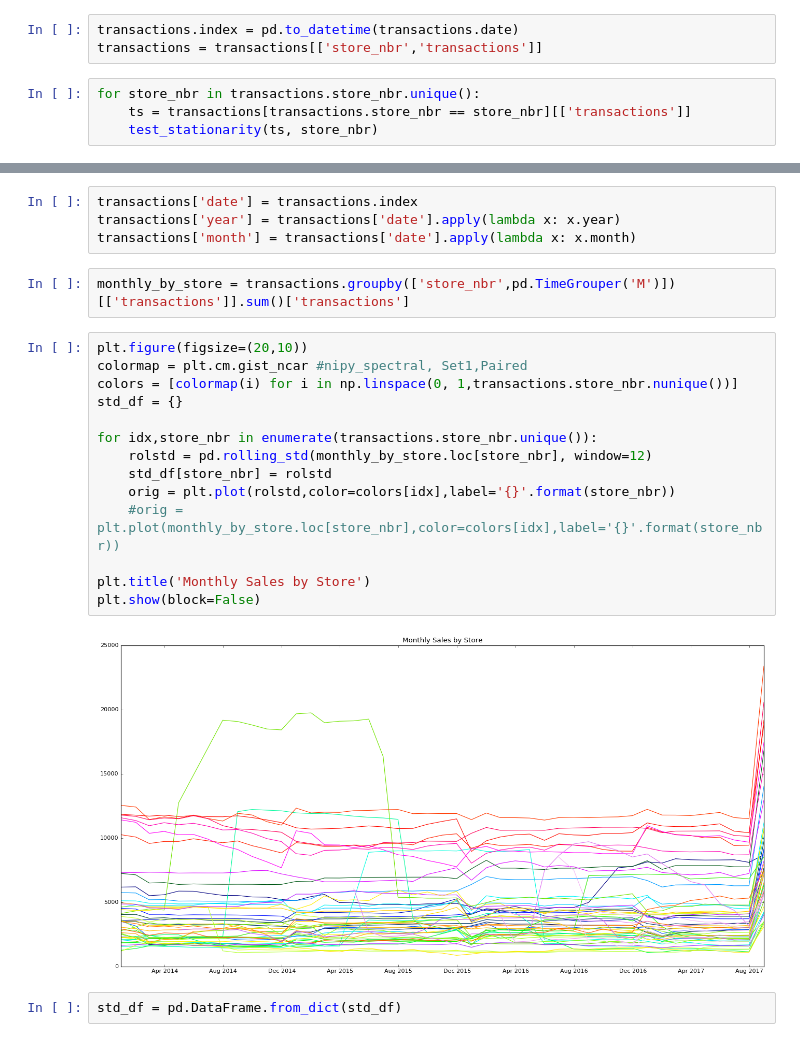
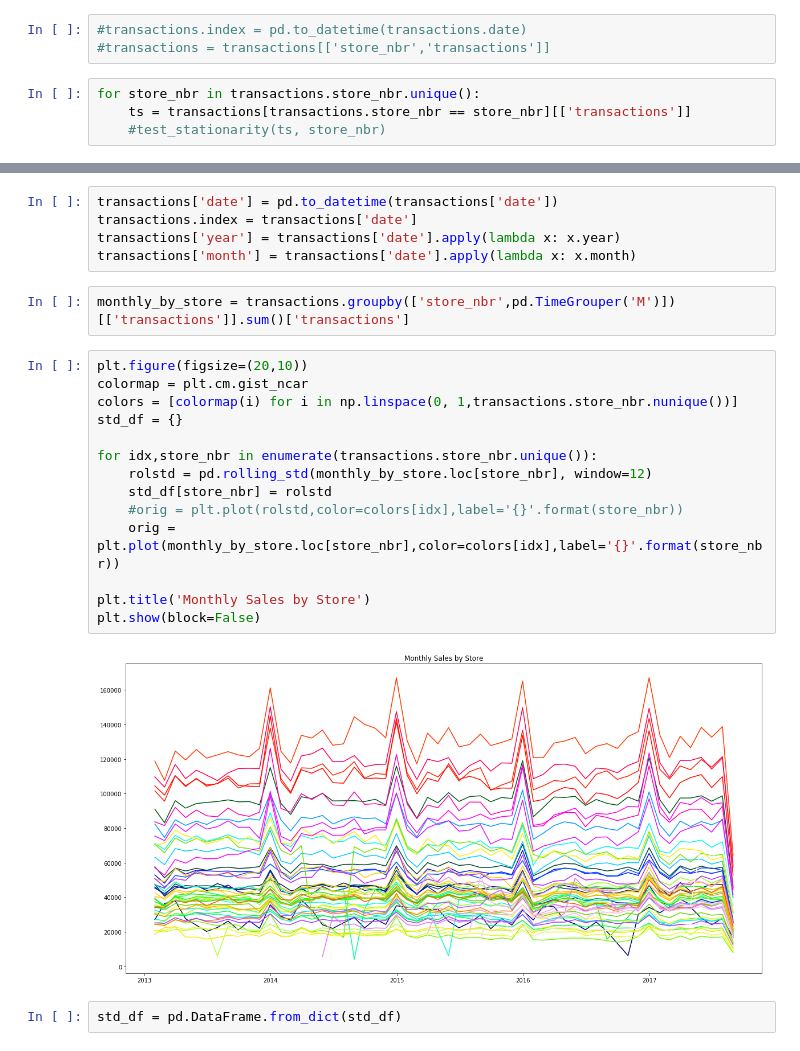
Before and after one commit to lizkalina/grocery-sales-kaggle, a Jupyter notebook: 1.Initial_Exploration.ipynb, the cells around one changed output, grey strips where cells are left out. Saved outputs shown, nothing was run; the diff lists cells and outputs as text.

```diff
--- a/1.Initial_Exploration.ipynb
+++ b/1.Initial_Exploration.ipynb
@@ -125,9 +125,9 @@ def test_stationarity(timeseries,store_nbr):
     plt.savefig('plots/time_series_analysis/{}'.format(store_nbr))
     plt.close()
 # %%
-transactions.index = pd.to_datetime(transactions.date)
-transactions = transactions[['store_nbr','transactions']]
+#transactions.index = pd.to_datetime(transactions.date)
+#transactions = transactions[['store_nbr','transactions']]
 # %%
 for store_nbr in transactions.store_nbr.unique():
     ts = transactions[transactions.store_nbr == store_nbr][['transactions']]
-    test_stationarity(ts, store_nbr)
+    #test_stationarity(ts, store_nbr)
@@ -143,25 +205,26 @@ oil[['dcoilwtico']].plot()
 # %%
-transactions['date'] = transactions.index
+transactions['date'] = pd.to_datetime(transactions['date'])
+transactions.index = transactions['date']
 transactions['year'] = transactions['date'].apply(lambda x: x.year)
 transactions['month'] = transactions['date'].apply(lambda x: x.month)
 # %%
 monthly_by_store = transactions.groupby(['store_nbr',pd.TimeGrouper('M')])[['transactions']].sum()['transactions']
 # %%
 plt.figure(figsize=(20,10))
-colormap = plt.cm.gist_ncar #nipy_spectral, Set1,Paired
+colormap = plt.cm.gist_ncar
 colors = [colormap(i) for i in np.linspace(0, 1,transactions.store_nbr.nunique())]
 std_df = {}
 
 for idx,store_nbr in enumerate(transactions.store_nbr.unique()):
     rolstd = pd.rolling_std(monthly_by_store.loc[store_nbr], window=12)
     std_df[store_nbr] = rolstd
-    orig = plt.plot(rolstd,color=colors[idx],label='{}'.format(store_nbr))
-    #orig = plt.plot(monthly_by_store.loc[store_nbr],color=colors[idx],label='{}'.format(store_nbr))
+    #orig = plt.plot(rolstd,color=colors[idx],label='{}'.format(store_nbr))
+    orig = plt.plot(monthly_by_store.loc[store_nbr],color=colors[idx],label='{}'.format(store_nbr))
 
 plt.title('Monthly Sales by Store')
 plt.show(block=False)
 # %% [output]
-[figure, old version]
+[figure, new version]
 # %%
 std_df = pd.DataFrame.from_dict(std_df)
 # %%
```
Also changed, not shown: parts of 29 cells of this notebook.
